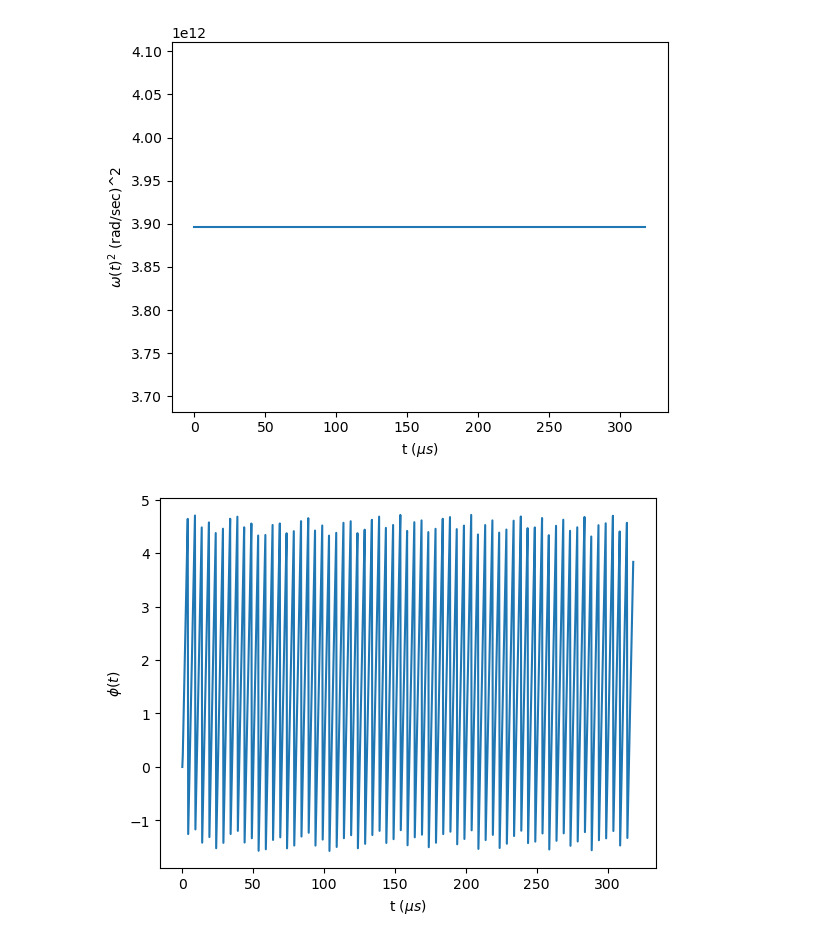
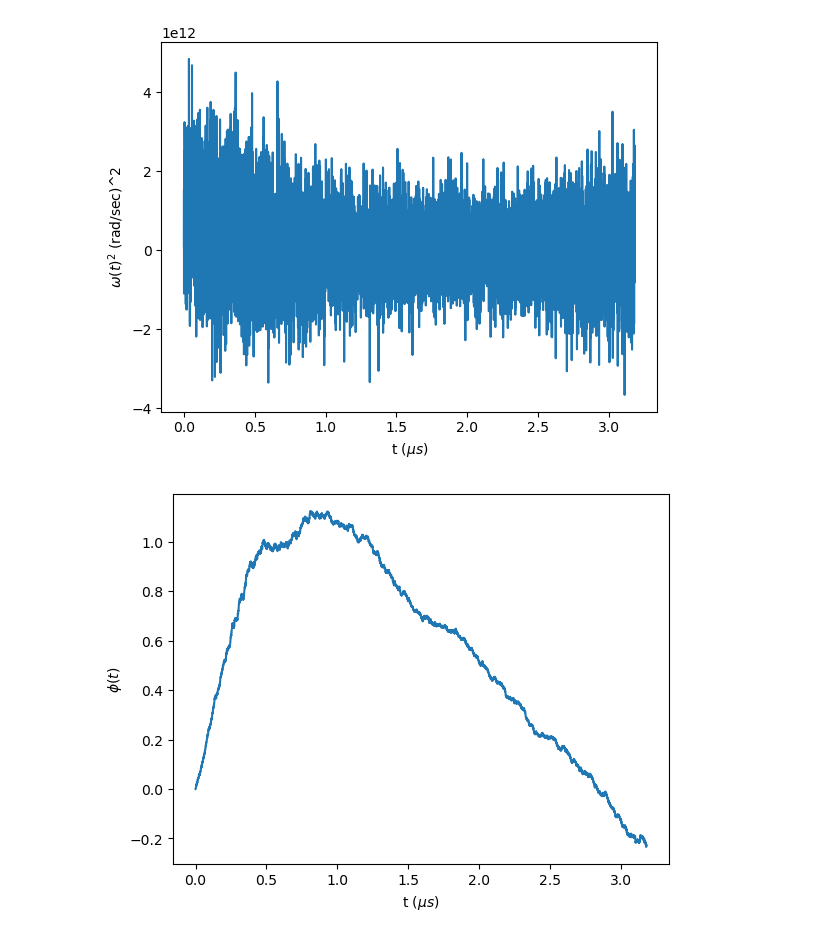
Before and after one commit to madelynrahimi/QuIPS, a Jupyter notebook: fall_2025/code/parametric_feedback.ipynb, the cells around one changed output. Cells and saved outputs as stored; diff of their text form; code cells hidden in the pictures.

```diff
--- a/fall_2025/code/parametric_feedback.ipynb
+++ b/fall_2025/code/parametric_feedback.ipynb
@@ -119,4 +137,4 @@ def sho_expects(del_t,period_number, eta, k, gamma, x0, p0):
 # %%
-t_real_arr, t_per_arr,exp_x_real,exp_p_real, alpha_x_stream_real, alpha_p_stream_real, var_x_real, var_p_real, cov_xp_real,exp_x_sq_real,exp_p_sq_real,w_sq_list,phi_p_list, phi_p_rot_list = sho_expects(del_t=0.1,period_number=1000, eta=1, k=0.05, gamma=0, x0=20, p0=20)
+t_real_arr, t_per_arr,exp_x_real,exp_p_real, alpha_x_stream_real, alpha_p_stream_real,exp_x_sq_real,exp_p_sq_real,w_sq_list,phi_p_list, phi_p_rot_list = sho_expects(del_t=0.0001,period_number=50, eta=1, k=0.05, gamma=0.01, x0=20, p0=20)
 # %%
 plt.figure()
@@ -138,16 +156,16 @@ plt.show()
 # %%
 plt.figure()
-plt.plot((t_real_arr[:1000])*10**6, np.array(w_sq_list[:1000]))
+plt.plot((t_real_arr[:10000])*10**6, np.array(w_sq_list[:10000]))
 plt.xlabel("t ($\mu s$)")
 plt.ylabel(r"$\omega(t)^2$ (rad/sec)^2")
 plt.show()
 # %% [output]
-[figure, old version]
+[figure, new version]
 # %%
 plt.figure()
-plt.plot((t_real_arr[:1000])*10**6, np.array(phi_p_rot_list[:1000]))
+plt.plot((t_real_arr[:10000])*10**6, np.array(phi_p_rot_list[:10000]))
 plt.xlabel("t ($\mu s$)")
 plt.ylabel(r"$\phi(t)$")
 plt.show()
 # %% [output]
-[figure, old version]
+[figure, new version]
```
Also changed, not shown: parts of 4 cells of this notebook, 4 other files.
